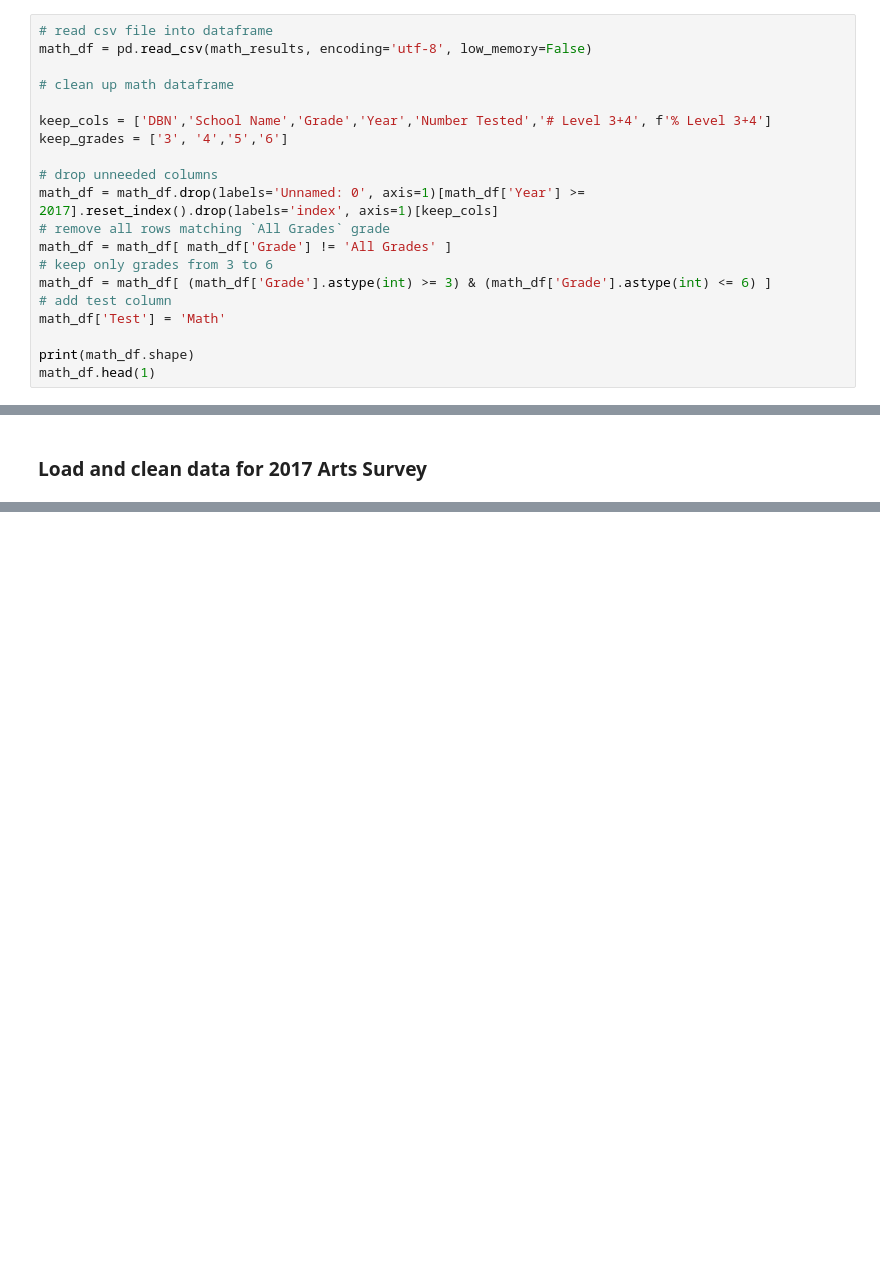
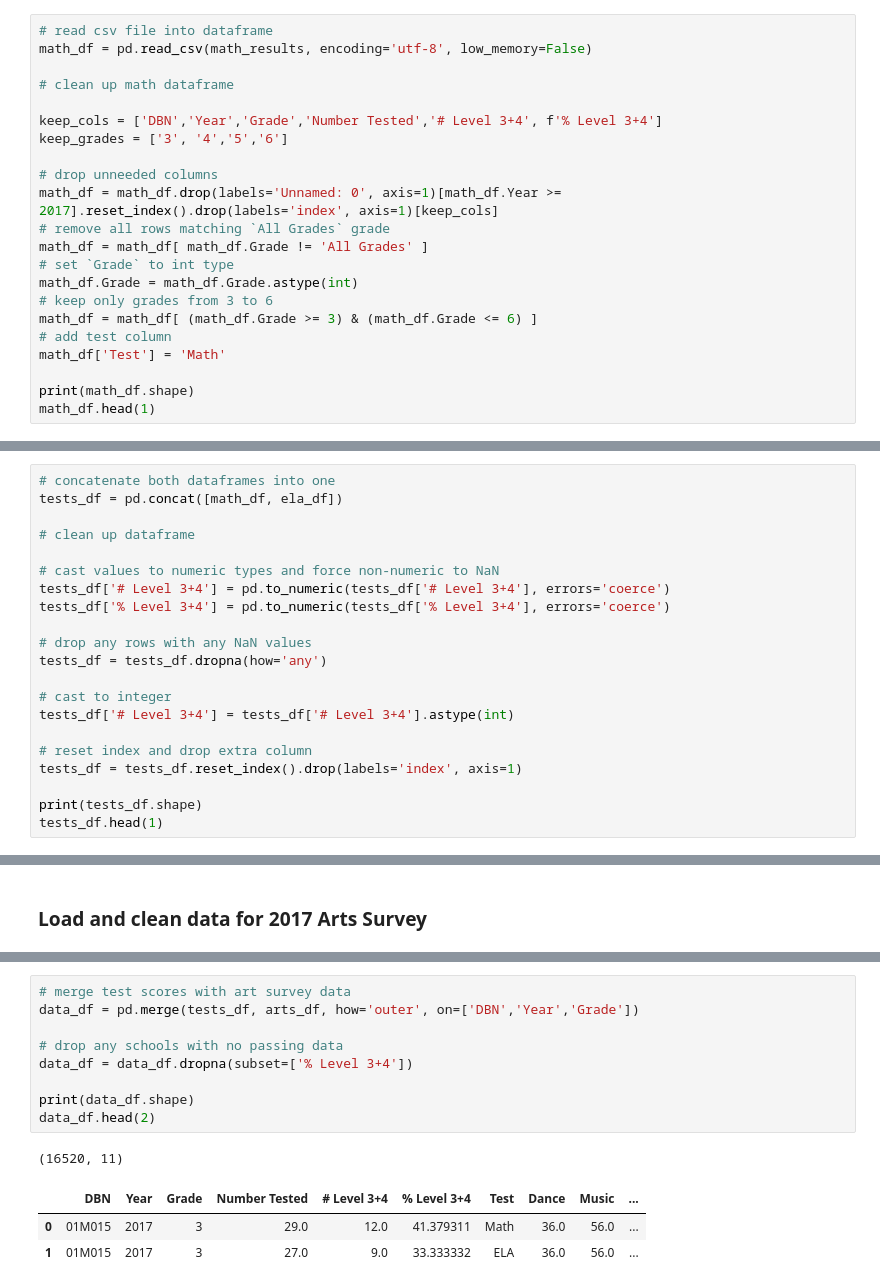
Before and after one commit to tomtav/arts-edu-impact, a Jupyter notebook: dev/tomtav/Q3_Hours_Thomas.ipynb, the cells around one changed output, grey strips where cells are left out. Cells and saved outputs as stored; diff of their text form; blank space fills up the shorter version.

```diff
--- a/dev/tomtav/Q3_Hours_Thomas.ipynb
+++ b/dev/tomtav/Q3_Hours_Thomas.ipynb
@@ -57,15 +58,17 @@ math_df = pd.read_csv(math_results, encoding='utf-8', low_memory=False)
 
 # clean up math dataframe
 
-keep_cols = ['DBN','School Name','Grade','Year','Number Tested','# Level 3+4', f'% Level 3+4']
+keep_cols = ['DBN','Year','Grade','Number Tested','# Level 3+4', f'% Level 3+4']
 keep_grades = ['3', '4','5','6']
 
 # drop unneeded columns
-math_df = math_df.drop(labels='Unnamed: 0', axis=1)[math_df['Year'] >= 2017].reset_index().drop(labels='index', axis=1)[keep_cols]
+math_df = math_df.drop(labels='Unnamed: 0', axis=1)[math_df.Year >= 2017].reset_index().drop(labels='index', axis=1)[keep_cols]
 # remove all rows matching `All Grades` grade
-math_df = math_df[ math_df['Grade'] != 'All Grades' ]
+math_df = math_df[ math_df.Grade != 'All Grades' ]
+# set `Grade` to int type
+math_df.Grade = math_df.Grade.astype(int)
 # keep only grades from 3 to 6
-math_df = math_df[ (math_df['Grade'].astype(int) >= 3) & (math_df['Grade'].astype(int) <= 6) ]
+math_df = math_df[ (math_df.Grade >= 3) & (math_df.Grade <= 6) ]
 # add test column
 math_df['Test'] = 'Math'
 
@@ -93,0 +104,21 @@ ela_df.head(1)
+# %%
+# concatenate both dataframes into one
+tests_df = pd.concat([math_df, ela_df])
+
+# clean up dataframe
+
+# cast values to numeric types and force non-numeric to NaN
+tests_df['# Level 3+4'] = pd.to_numeric(tests_df['# Level 3+4'], errors='coerce')
+tests_df['% Level 3+4'] = pd.to_numeric(tests_df['% Level 3+4'], errors='coerce')
+
+# drop any rows with any NaN values
+tests_df = tests_df.dropna(how='any')
+
+# cast to integer
+tests_df['# Level 3+4'] = tests_df['# Level 3+4'].astype(int)
+
+# reset index and drop extra column
+tests_df = tests_df.reset_index().drop(labels='index', axis=1)
+
+print(tests_df.shape)
+tests_df.head(1)
@@ -289,0 +356,14 @@ arts_df.head()
+# %%
+# merge test scores with art survey data
+data_df = pd.merge(tests_df, arts_df, how='outer', on=['DBN','Year','Grade'])
+
+# drop any schools with no passing data
+data_df = data_df.dropna(subset=['% Level 3+4'])
+
+print(data_df.shape)
+data_df.head(2)
+# %% [output]
+(16520, 11)
+|  | DBN | Year | Grade | Number Tested | # Level 3+4 | % Level 3+4 | Test | Dance | Music | ... |
+| 0 | 01M015 | 2017 | 3 | 29.0 | 12.0 | 41.379311 | Math | 36.0 | 56.0 | ... |
+| 1 | 01M015 | 2017 | 3 | 27.0 | 9.0 | 33.333332 | ELA | 36.0 | 56.0 | ... |
```
Also changed, not shown: parts of 12 cells of this notebook.
